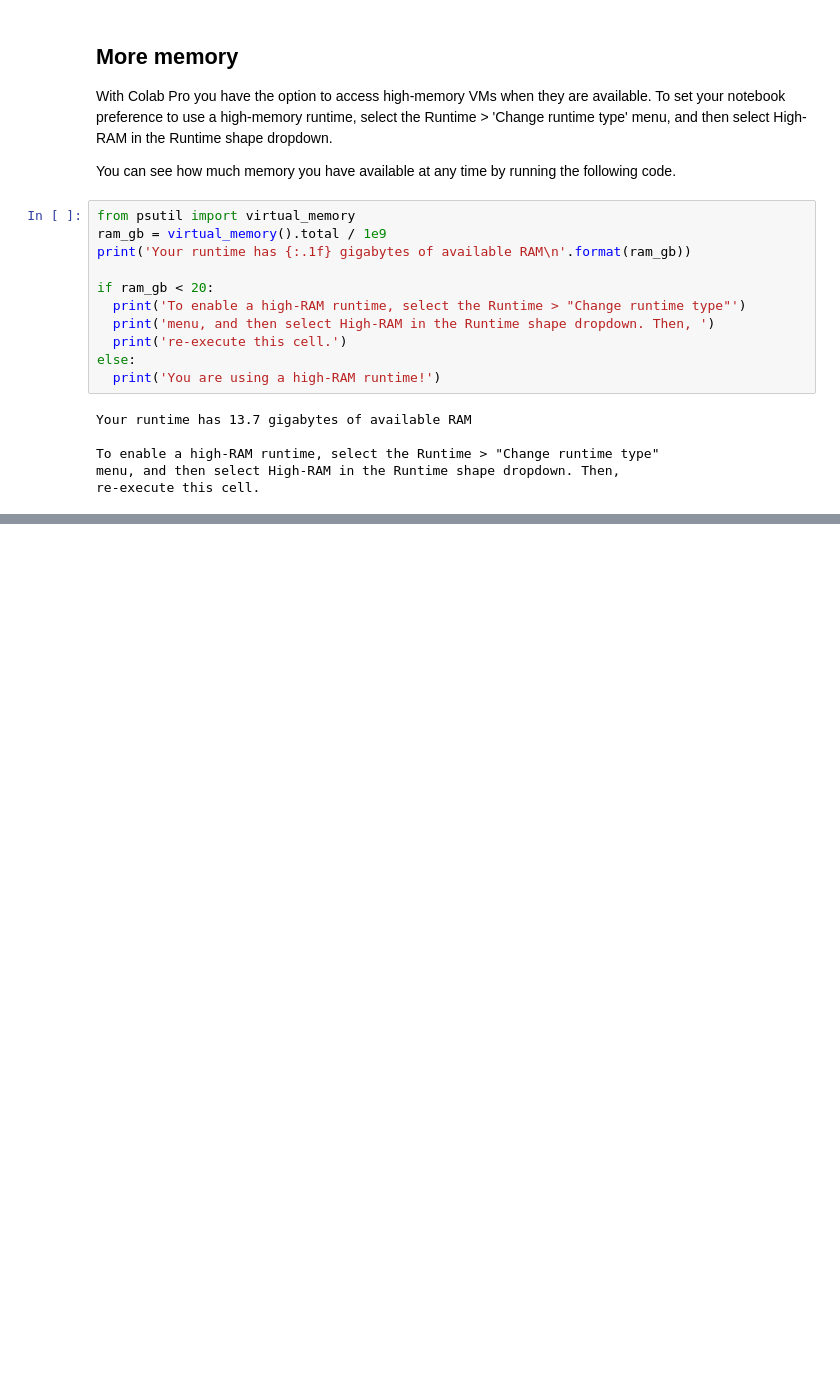
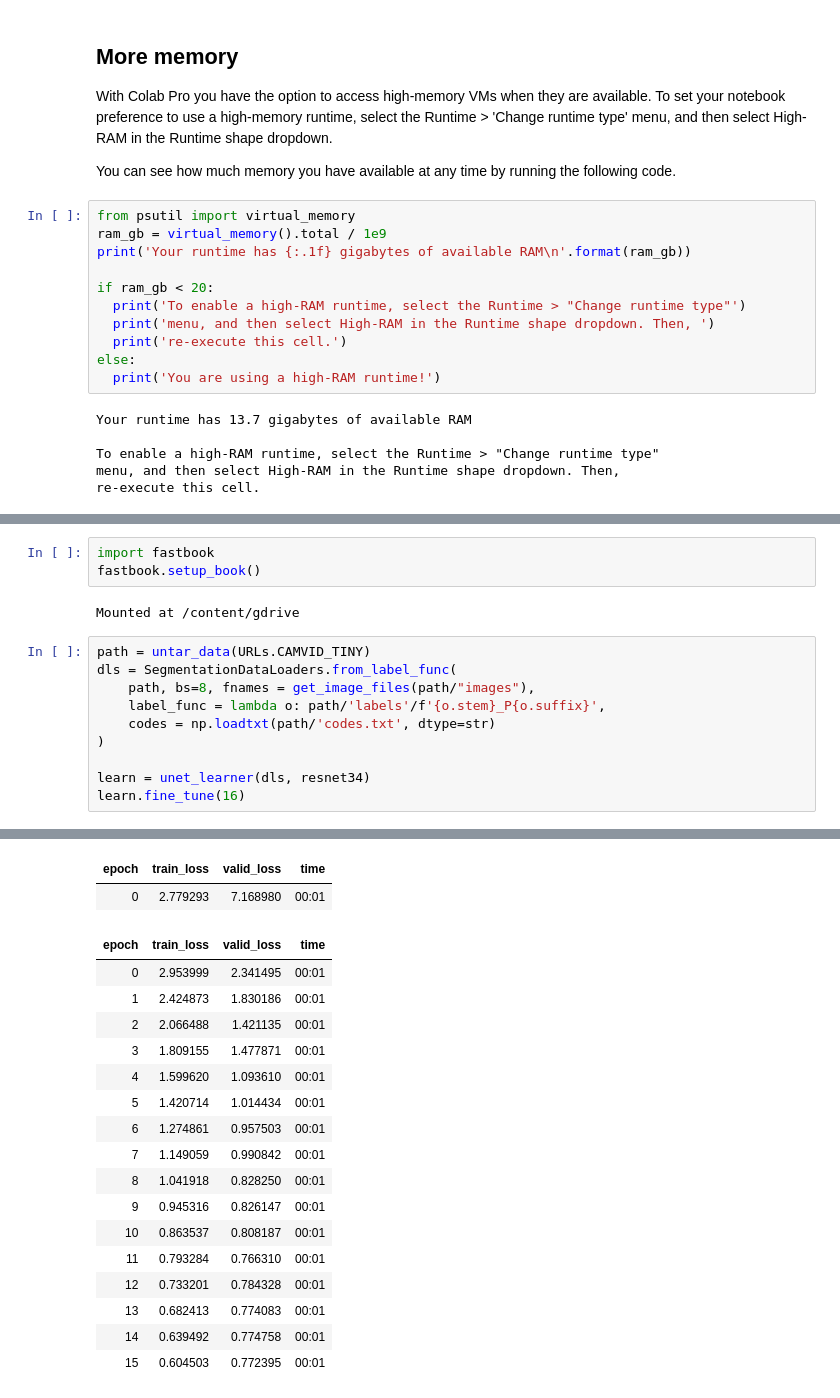
Before and after one commit to LZatTD/sankey, a Jupyter notebook: Making_the_Most_of_your_Colab_Subscription.ipynb, the cells around one changed output, grey strips where cells are left out. Cells and saved outputs as stored; diff of their text form; blank space fills up the shorter version.

```diff
--- a/Making_the_Most_of_your_Colab_Subscription.ipynb
+++ b/Making_the_Most_of_your_Colab_Subscription.ipynb
@@ -74,0 +95,16 @@ If you encounter errors or other issues with billing (payments) for Colab Pro, p
+# %%
+import fastbook
+fastbook.setup_book()
+# %% [output]
+Mounted at /content/gdrive
+# %%
+path = untar_data(URLs.CAMVID_TINY)
+dls = SegmentationDataLoaders.from_label_func(
+    path, bs=8, fnames = get_image_files(path/"images"),
+    label_func = lambda o: path/'labels'/f'{o.stem}_P{o.suffix}',
+    codes = np.loadtxt(path/'codes.txt', dtype=str)
+)
+
+learn = unet_learner(dls, resnet34)
+learn.fine_tune(16)
+# %% [output]
@@ -74,0 +112,19 @@ If you encounter errors or other issues with billing (payments) for Colab Pro, p
+| epoch | train_loss | valid_loss | time |
+| 0 | 2.779293 | 7.168980 | 00:01 |
+| epoch | train_loss | valid_loss | time |
+| 0 | 2.953999 | 2.341495 | 00:01 |
+| 1 | 2.424873 | 1.830186 | 00:01 |
+| 2 | 2.066488 | 1.421135 | 00:01 |
+| 3 | 1.809155 | 1.477871 | 00:01 |
+| 4 | 1.599620 | 1.093610 | 00:01 |
+| 5 | 1.420714 | 1.014434 | 00:01 |
+| 6 | 1.274861 | 0.957503 | 00:01 |
+| 7 | 1.149059 | 0.990842 | 00:01 |
+| 8 | 1.041918 | 0.828250 | 00:01 |
+| 9 | 0.945316 | 0.826147 | 00:01 |
+| 10 | 0.863537 | 0.808187 | 00:01 |
+| 11 | 0.793284 | 0.766310 | 00:01 |
+| 12 | 0.733201 | 0.784328 | 00:01 |
+| 13 | 0.682413 | 0.774083 | 00:01 |
+| 14 | 0.639492 | 0.774758 | 00:01 |
+| 15 | 0.604503 | 0.772395 | 00:01 |
```
Also changed, not shown: parts of 14 cells of this notebook.
